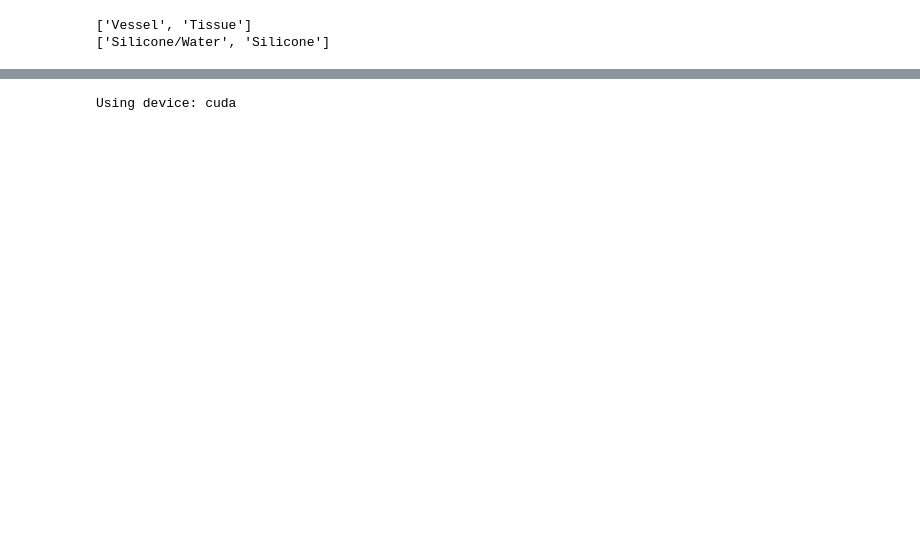
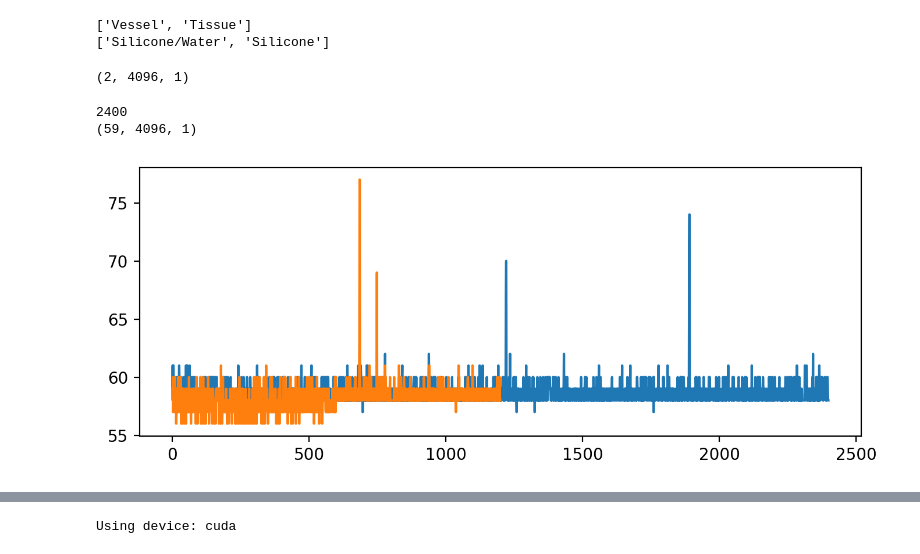
Before and after one commit to XiongStony/data_analyse, a Jupyter notebook: Niryo-robot-test/attention_regression_mwt.ipynb, the cells around one changed output, grey strips where cells are left out. Drawn from its saved outputs; the diff is of its cells as text; code cells hidden in the pictures; blank space fills up the shorter version.

```diff
--- a/Niryo-robot-test/attention_regression_mwt.ipynb
+++ b/Niryo-robot-test/attention_regression_mwt.ipynb
@@ -48 +41,56 @@ set_seed(seed)
+# %%
+name = "/home/yuqster/files/research/dataset/realtest_mwt8/loop-0_Tissue_position-1-18depth_mv.npy"
+a = np.load(name)
+print(a.shape)
+# %% [output]
+(2, 4096, 1)
+# %%
+seedl = 42
+set_seed(seedl)
+two_label_depth = []
+folderpath = [os.path.join(dir_path,x) for x in ("realtest_mwt7","realtest_mwt8")]
+two_data = []
+folderloops =  (200, 100)
+two_labels = []
+for loopnum,folder in zip(folderloops,folderpath):
+    data = []
+    label_depth = []
+    label = []
+    for y, mater in enumerate(materials):
+        for loop in range(loopnum):
+            for position in range(6):
+                mv = Wor(1)
+                channel = []
+                depth_l = []
+                for depth in range(16,21):
+                    while True:
+                        filename = f"loop-{loop}_{mater}_position-{position}-{depth}depth{mv.data}.npy"
+                        filepath = os.path.join(folder,filename)
+                        signals = np.load(filepath)
+                        channel.append(signals)
+                        depth_l.append(np.repeat(depth, repeats=signals.shape[0]))
+                        mv.move()
+                        if mv.i == 0:
+                            break
+                data.append(np.concatenate(channel,axis=0))
+                label.append(y)
+                label_depth.append(np.concatenate(depth_l))
+    two_data.append(data)
+    two_labels.append(label)
+    two_label_depth.append(label_depth)
+# %%
+print(len(two_data[0]))
+print(two_data[0][2].shape)
+plt.figure(dpi=200,figsize=(8,3))
+two_shapes = []
+for dataset in two_data:
+    shapes = []
+    for data in dataset:
+        shapes.append(data.shape[0])
+    plt.plot(shapes)
+    two_shapes.append(shapes)
+# %% [output]
+2400
+(59, 4096, 1)
+[figure, added]
 # %%
```
Also changed, not shown: parts of 35 cells of this notebook, 1 other file.
